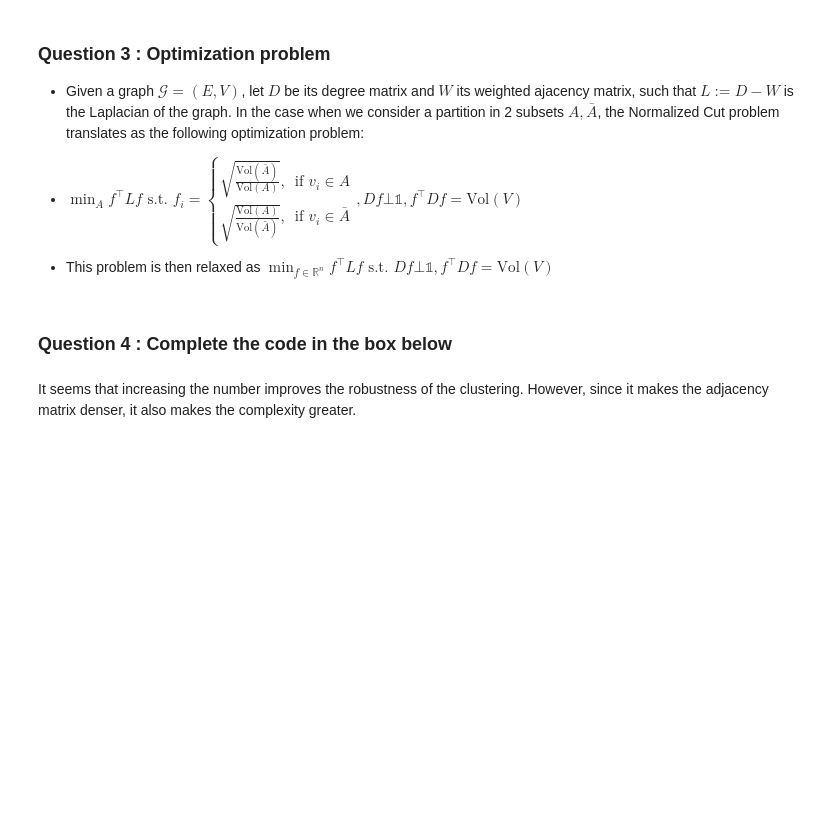
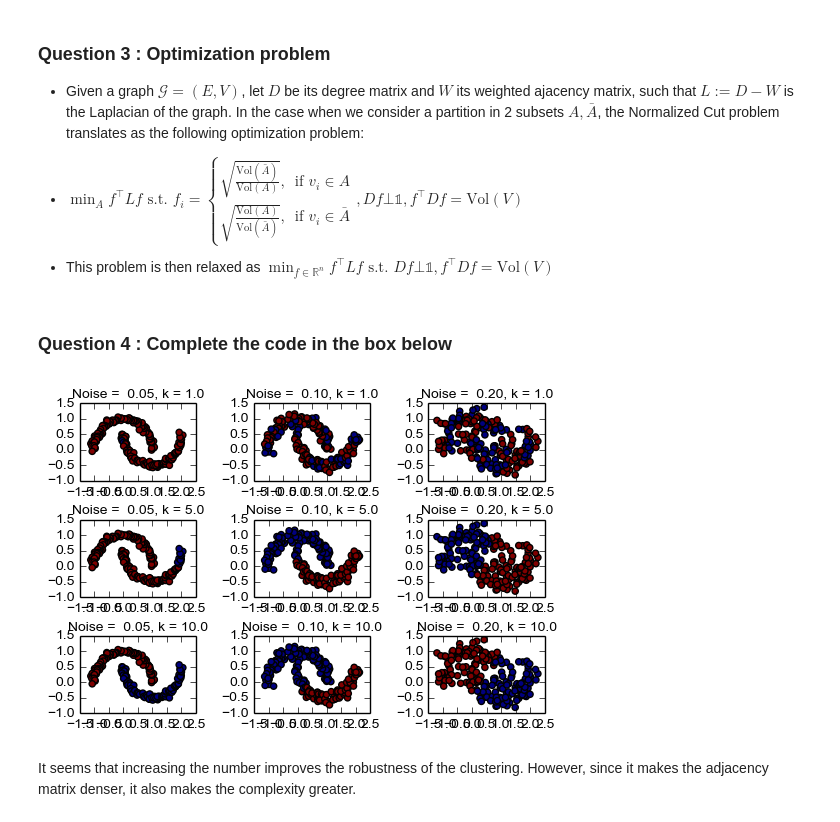
Before and after one commit to TdOpt/SpectralClustering, a Jupyter notebook: TP_SpectralClustering.ipynb, the cells around one changed output. Saved outputs shown, nothing was run; the diff lists cells and outputs as text; code cells hidden in the pictures; blank space fills up the shorter version.

Commit message:
Fixed eigensolver issues - we now fit spectracl clustering with a weighted adjaency matrix

```diff
--- a/TP_SpectralClustering.ipynb
+++ b/TP_SpectralClustering.ipynb
@@ -73,17 +77,19 @@ for i in range(len(n_neighbors_list)):
 # %%
 from sklearn.cluster import SpectralClustering
 
 f, a = plt.subplots(len(n_neighbors_list), len(noise_level_list))
 f.subplots_adjust(wspace = 0.5, hspace=0.5)
 labels = {}
 for i in range(len(n_neighbors_list)):
     for j in range(len(noise_level_list)):
         spectral = SpectralClustering(n_clusters=2, \
-                            eigen_solver='arpack', affinity="nearest_neighbors", n_neighbors=n_neighbors_list[i])
-        labels[n_neighbors_list[i],noise_level_list[j]] = spectral.fit_predict(noisy_moons[noise_level_list[j]][0])
+                            eigen_solver='arpack', affinity="precomputed")
+        labels[n_neighbors_list[i],noise_level_list[j]] = spectral.fit_predict(kneighbors_graph(noisy_moons[noise_level_list[j]][0], n_neighbors_list[i], mode='distance', p=2).todense())
         a[i,j].scatter(noisy_moons[noise_level_list[j]][0][:,0],\
                        noisy_moons[noise_level_list[j]][0][:,1], c = labels[n_neighbors_list[i],noise_level_list[j]])
         a[i,j].set_title('Noise =  %.2f, k = %.1f' % (noise_level_list[j], n_neighbors_list[i]), fontsize = 10)
+# %% [output]
+[figure, added]
 # %% [markdown]
 It seems that increasing the number improves the robustness of the clustering.
 However, since it makes the adjacency matrix denser, it also makes the complexity greater.
```
Also changed, not shown: parts of 4 cells of this notebook.
